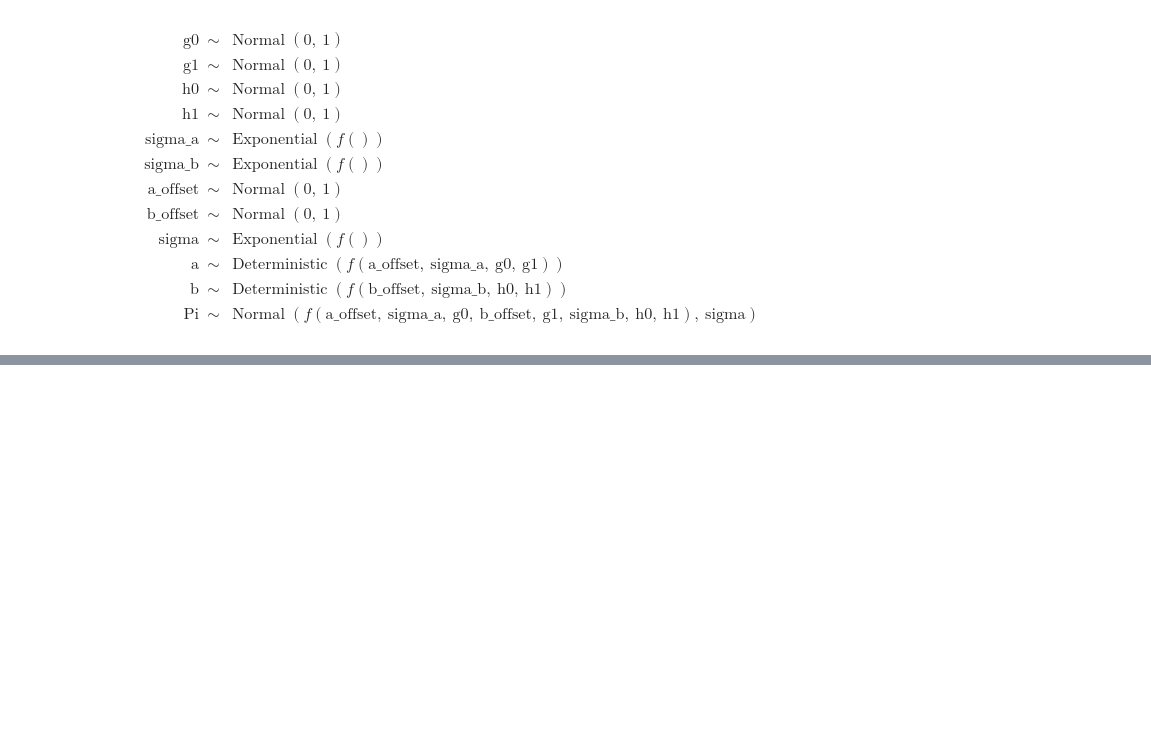
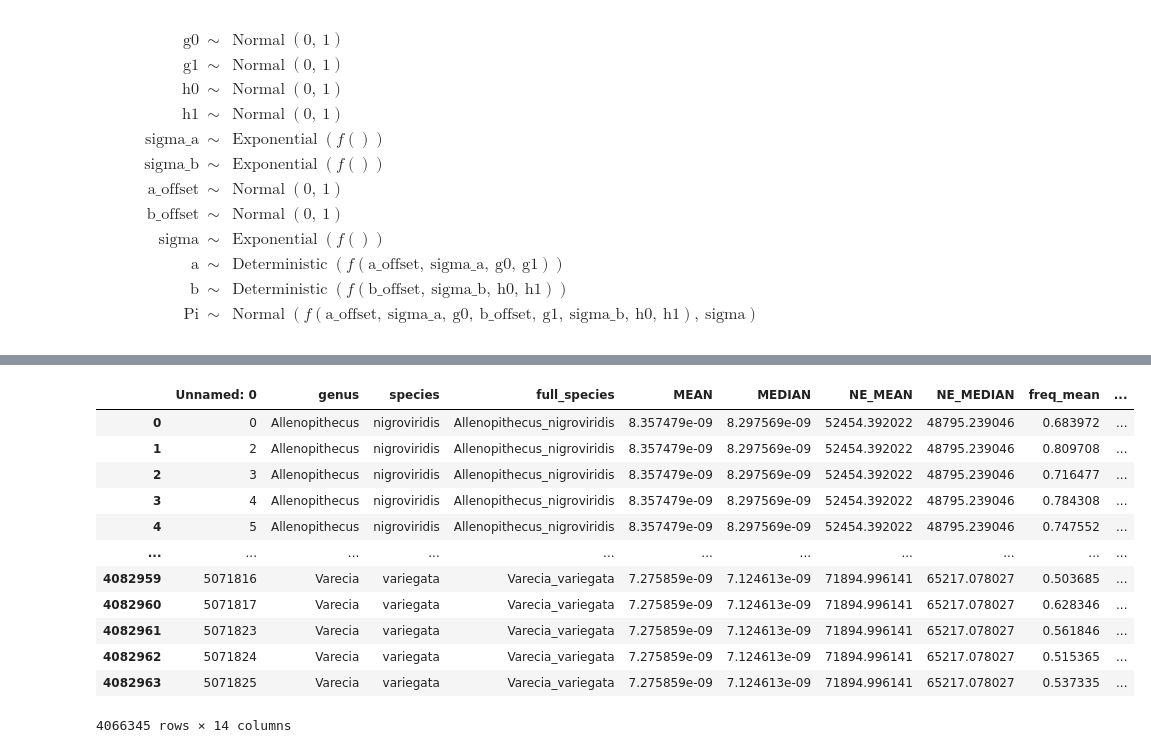
Before and after one commit to Bjarke-M/diversitynrecombination, a Jupyter notebook: notebooks/nested_model.ipynb, the cells around one changed output, grey strips where cells are left out. Drawn from its saved outputs; the diff is of its cells as text; code cells hidden in the pictures; blank space fills up the shorter version.

```diff
--- a/notebooks/nested_model.ipynb
+++ b/notebooks/nested_model.ipynb
@@ -359,0 +410,32 @@ $$
+# %%
+means = pd.DataFrame()
+means['mean_pi_species'] = grouped_df['PI'].mean()
+means['sd_pi_species'] = grouped_df['PI'].std()
+
+
+
+means = means[['mean_pi_species', 'sd_pi_species']]
+# %%
+# Merge dataframes on the 'full_species' column
+merged_df = pd.merge(df, means, on='full_species')
+
+# Reset the index to remove the default index column
+merged_df = merged_df.reset_index(drop=True)
+# remove real zeros
+merged_df = merged_df[merged_df['cm_per_mb']!=0]
+# %%
+merged_df
+# %% [output]
+|  | Unnamed: 0 | genus | species | full_species | MEAN | MEDIAN | NE_MEAN | NE_MEDIAN | freq_mean | ... |
+| 0 | 0 | Allenopithecus | nigroviridis | Allenopithecus_nigroviridis | 8.357479e-09 | 8.297569e-09 | 52454.392022 | 48795.239046 | 0.683972 | ... |
+| 1 | 2 | Allenopithecus | nigroviridis | Allenopithecus_nigroviridis | 8.357479e-09 | 8.297569e-09 | 52454.392022 | 48795.239046 | 0.809708 | ... |
+| 2 | 3 | Allenopithecus | nigroviridis | Allenopithecus_nigroviridis | 8.357479e-09 | 8.297569e-09 | 52454.392022 | 48795.239046 | 0.716477 | ... |
+| 3 | 4 | Allenopithecus | nigroviridis | Allenopithecus_nigroviridis | 8.357479e-09 | 8.297569e-09 | 52454.392022 | 48795.239046 | 0.784308 | ... |
+| 4 | 5 | Allenopithecus | nigroviridis | Allenopithecus_nigroviridis | 8.357479e-09 | 8.297569e-09 | 52454.392022 | 48795.239046 | 0.747552 | ... |
+| ... | ... | ... | ... | ... | ... | ... | ... | ... | ... | ... |
+| 4082959 | 5071816 | Varecia | variegata | Varecia_variegata | 7.275859e-09 | 7.124613e-09 | 71894.996141 | 65217.078027 | 0.503685 | ... |
+| 4082960 | 5071817 | Varecia | variegata | Varecia_variegata | 7.275859e-09 | 7.124613e-09 | 71894.996141 | 65217.078027 | 0.628346 | ... |
+| 4082961 | 5071823 | Varecia | variegata | Varecia_variegata | 7.275859e-09 | 7.124613e-09 | 71894.996141 | 65217.078027 | 0.561846 | ... |
+| 4082962 | 5071824 | Varecia | variegata | Varecia_variegata | 7.275859e-09 | 7.124613e-09 | 71894.996141 | 65217.078027 | 0.515365 | ... |
+| 4082963 | 5071825 | Varecia | variegata | Varecia_variegata | 7.275859e-09 | 7.124613e-09 | 71894.996141 | 65217.078027 | 0.537335 | ... |
+4066345 rows × 14 columns
```
Also changed, not shown: parts of 25 cells of this notebook, 51 other files.
